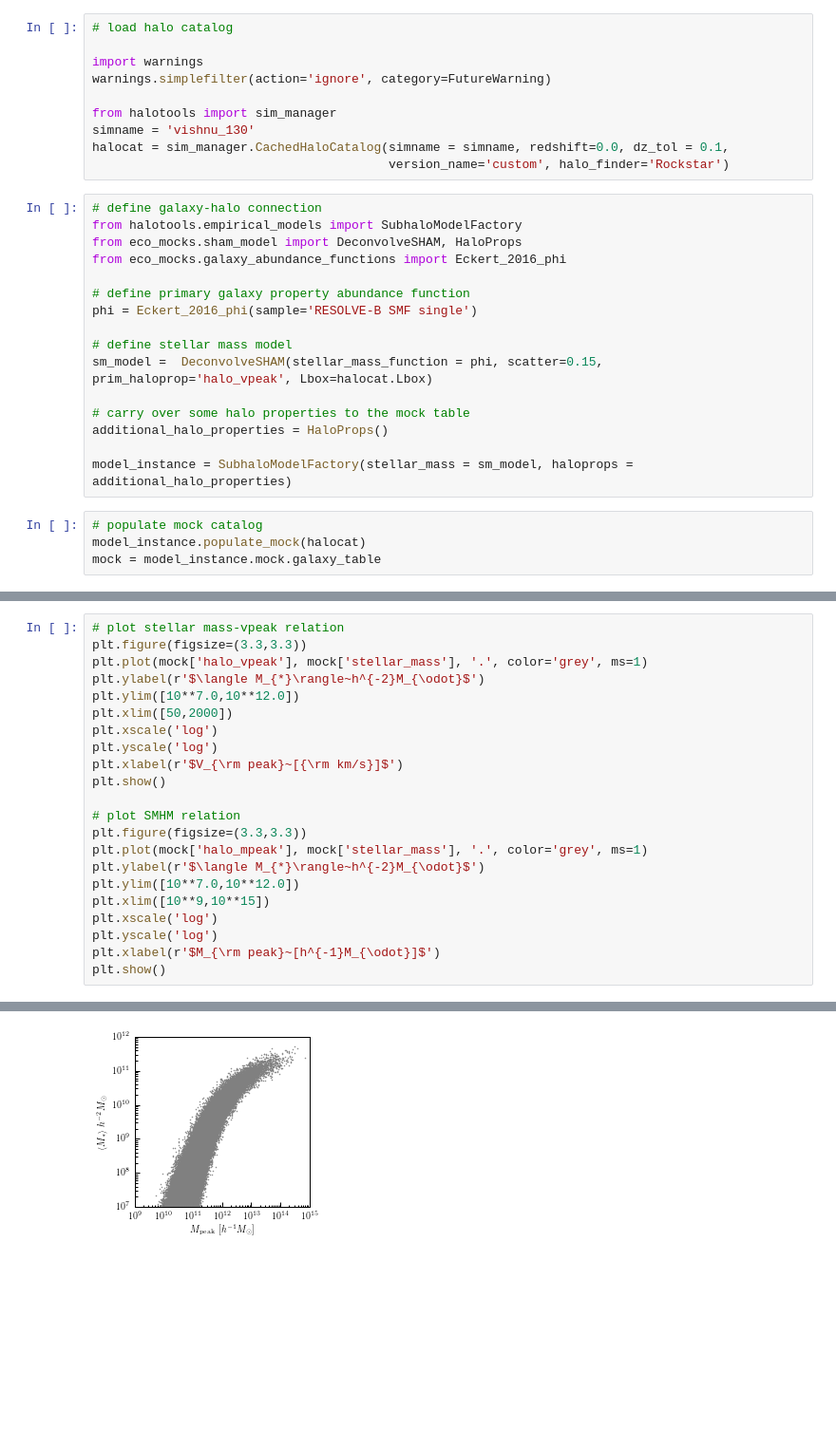
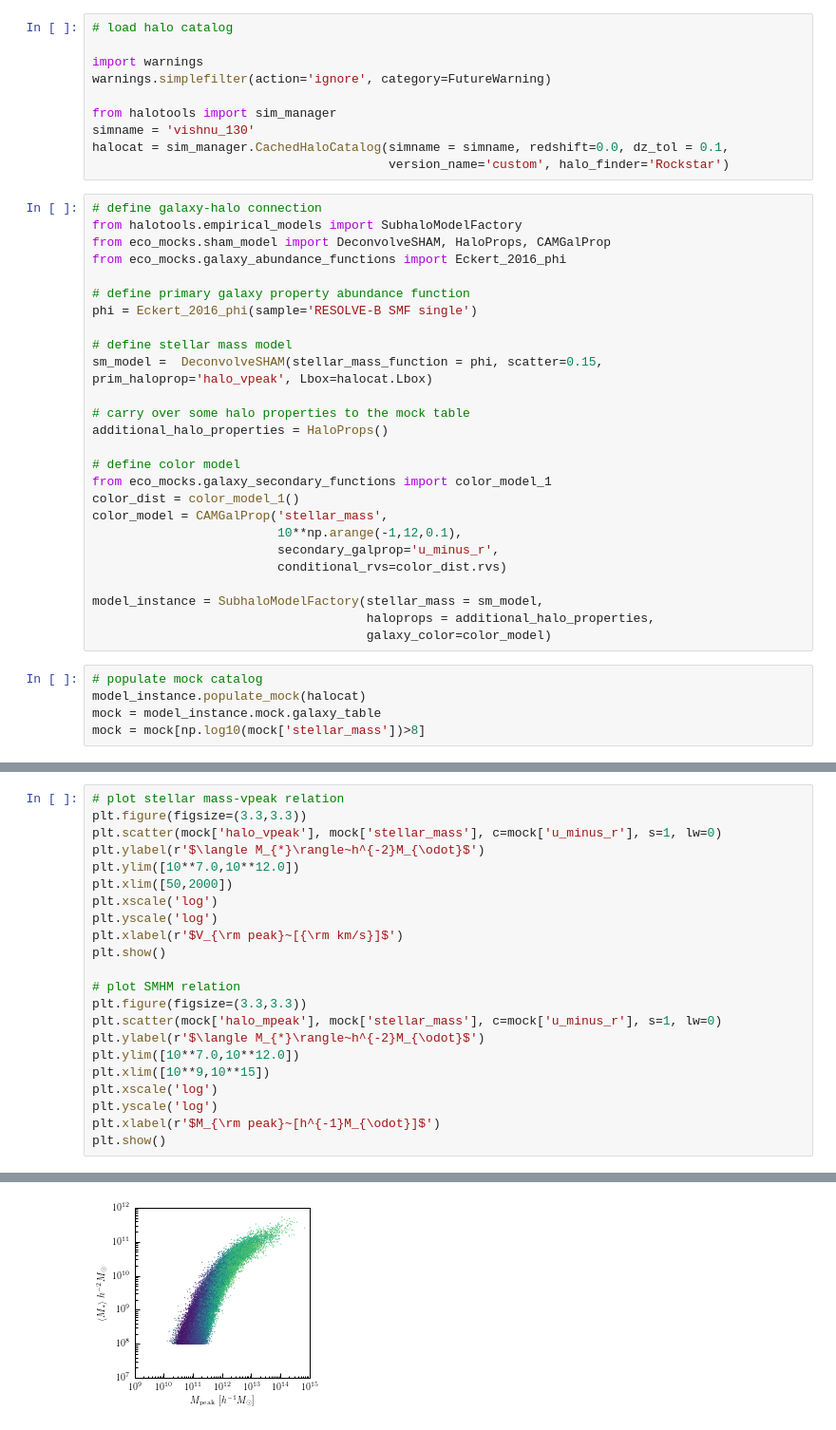
Before and after one commit to duncandc/eco_mocks, a Jupyter notebook: notebooks/eco_mocks.ipynb, the cells around one changed output, grey strips where cells are left out. Shown: that part at 95% size. Drawn from its saved outputs; the diff is of its cells as text; blank space fills up the shorter version.

```diff
--- a/notebooks/eco_mocks.ipynb
+++ b/notebooks/eco_mocks.ipynb
@@ -23,7 +23,7 @@ halocat = sim_manager.CachedHaloCatalog(simname = simname, redshift=0.0, dz_tol
 # %%
 # define galaxy-halo connection
 from halotools.empirical_models import SubhaloModelFactory
-from eco_mocks.sham_model import DeconvolveSHAM, HaloProps
+from eco_mocks.sham_model import DeconvolveSHAM, HaloProps, CAMGalProp
 from eco_mocks.galaxy_abundance_functions import Eckert_2016_phi
 
 # define primary galaxy property abundance function
@@ -35,10 +35,21 @@ sm_model =  DeconvolveSHAM(stellar_mass_function = phi, scatter=0.15, prim_halop
 # carry over some halo properties to the mock table
 additional_halo_properties = HaloProps()
 
-model_instance = SubhaloModelFactory(stellar_mass = sm_model, haloprops = additional_halo_properties)
+# define color model
+from eco_mocks.galaxy_secondary_functions import color_model_1
+color_dist = color_model_1()
+color_model = CAMGalProp('stellar_mass',
+                         10**np.arange(-1,12,0.1),
+                         secondary_galprop='u_minus_r',
+                         conditional_rvs=color_dist.rvs)
+
+model_instance = SubhaloModelFactory(stellar_mass = sm_model,
+                                     haloprops = additional_halo_properties,
+                                     galaxy_color=color_model)
 # %%
 # populate mock catalog
 model_instance.populate_mock(halocat)
 mock = model_instance.mock.galaxy_table
+mock = mock[np.log10(mock['stellar_mass'])>8]
 # %% [output]
 Error automatically detecting Lbox.
@@ -46,7 +56,7 @@ Lbox = 130.0
 # %%
 # plot stellar mass-vpeak relation
 plt.figure(figsize=(3.3,3.3))
-plt.plot(mock['halo_vpeak'], mock['stellar_mass'], '.', color='grey', ms=1)
+plt.scatter(mock['halo_vpeak'], mock['stellar_mass'], c=mock['u_minus_r'], s=1, lw=0)
 plt.ylabel(r'$\langle M_{*}\rangle~h^{-2}M_{\odot}$')
 plt.ylim([10**7.0,10**12.0])
 plt.xlim([50,2000])
@@ -57,7 +67,7 @@ plt.show()
 
 # plot SMHM relation
 plt.figure(figsize=(3.3,3.3))
-plt.plot(mock['halo_mpeak'], mock['stellar_mass'], '.', color='grey', ms=1)
+plt.scatter(mock['halo_mpeak'], mock['stellar_mass'], c=mock['u_minus_r'], s=1, lw=0)
 plt.ylabel(r'$\langle M_{*}\rangle~h^{-2}M_{\odot}$')
 plt.ylim([10**7.0,10**12.0])
 plt.xlim([10**9,10**15])
@@ -70 +80 @@ plt.show()
-[figure, old version]
+[figure, new version]
```
Also changed, not shown: parts of 9 cells of this notebook, 4 other files.
